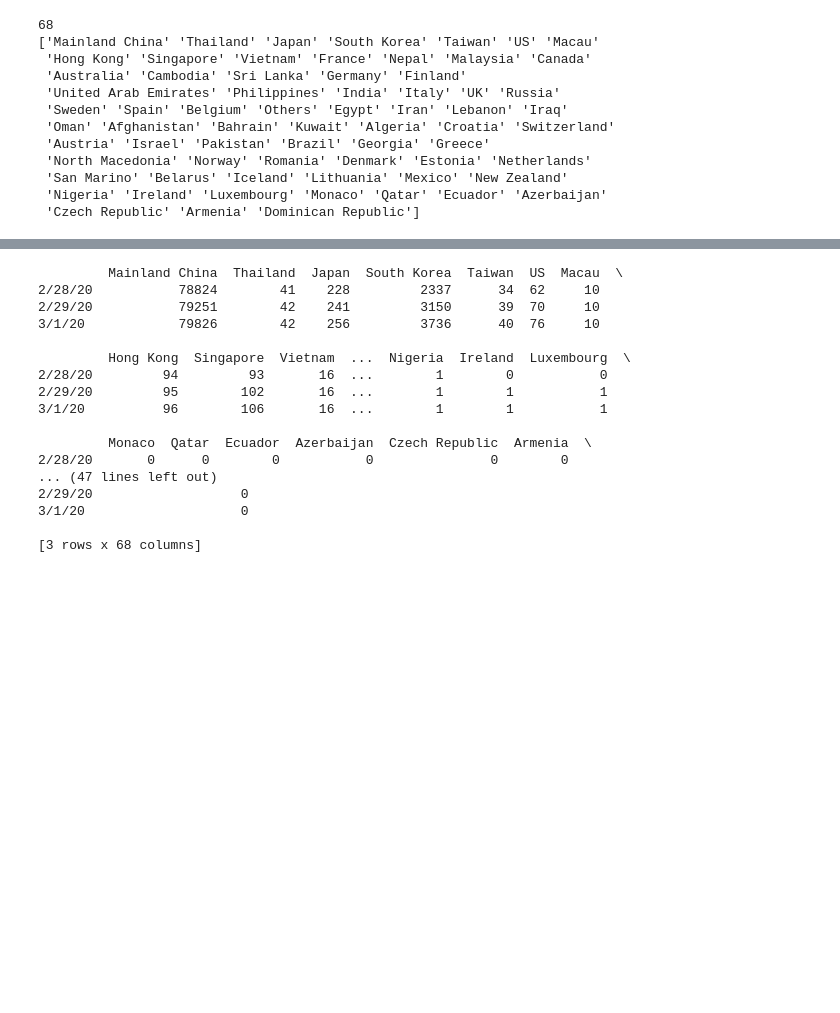
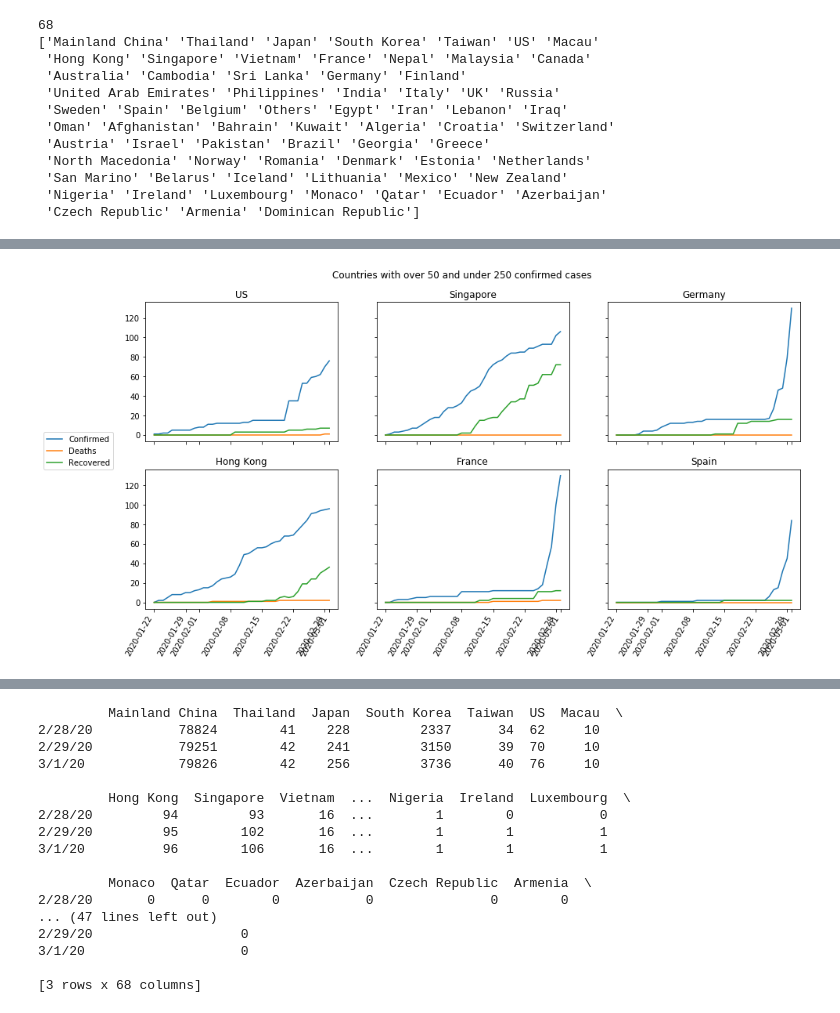
Before and after one commit to msarnacki/coronavirus-2019-nCoV, a Jupyter notebook: main.ipynb, the cells around one changed output, grey strips where cells are left out. Saved outputs shown, nothing was run; the diff lists cells and outputs as text; code cells hidden in the pictures; blank space fills up the shorter version.

```diff
--- a/main.ipynb
+++ b/main.ipynb
@@ -302,0 +343,32 @@ plt.savefig("img/rest_over_limit.png",bbox_inches='tight')
+# %%
+plots_in_row = 3
+#define how many rows on how many countries in list without china
+plots_in_col = math.ceil((numOfRows)/plots_in_row)
+
+fig, axs = plt.subplots(plots_in_col, plots_in_row, figsize=(15, plots_in_col*4), sharey=True, sharex=True)
+fig.autofmt_xdate(rotation=60)
+
+axs0 = axs.shape[0]
+axs1 = axs.shape[1]
+
+i = 0
+j = 0
+
+for country in countries_over_limit["Country"][:]:
+    #print(country)
+    axs[i][j].plot(dates_datetime_confirmed, df_confirmed[df_confirmed['Country/Region']==country].iloc[:,4:].sum(axis=0))
+    axs[i][j].plot(dates_datetime_deaths, df_deaths[df_deaths['Country/Region']==country].iloc[:,4:].sum(axis=0))
+    axs[i][j].plot(dates_datetime_recovered, df_recovered[df_recovered['Country/Region']==country].iloc[:,4:].sum(axis=0))
+    axs[i][j].set_title(country)
+    #axs[i][j].set_xticklabels(rotation=90)
+    i = i + 1
+    if i==plots_in_col:
+        i = 0
+        j = j + 1
+        if j==plots_in_row:
+            j = 0
+fig.suptitle('Countries with over {} and under {} confirmed cases'.format(limit_low, limit_high),y=0.95)
+fig.legend(['Confirmed', 'Deaths', 'Recovered'],loc='upper left', bbox_to_anchor=(0., 0.1, 0.5, 0.5),bbox_transform=plt.gcf().transFigure)
+plt.savefig("img/rest_over_low_limit.png",bbox_inches='tight')
+# %% [output]
+[figure, added]
```
Also changed, not shown: parts of 12 cells of this notebook, 10 other files.
